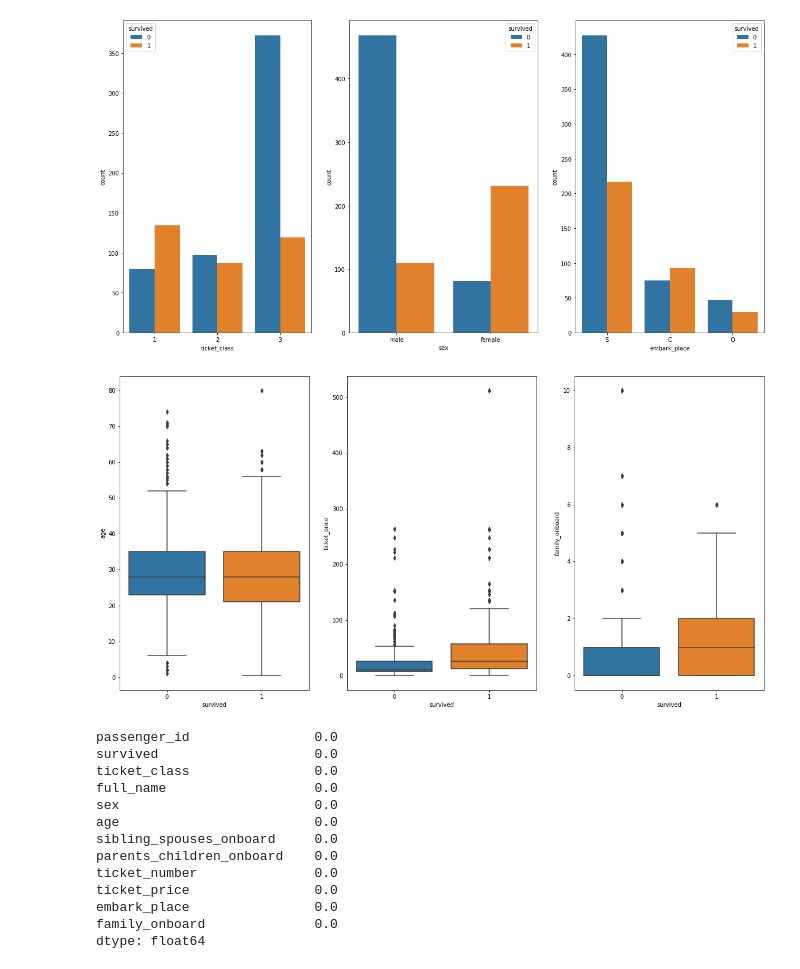
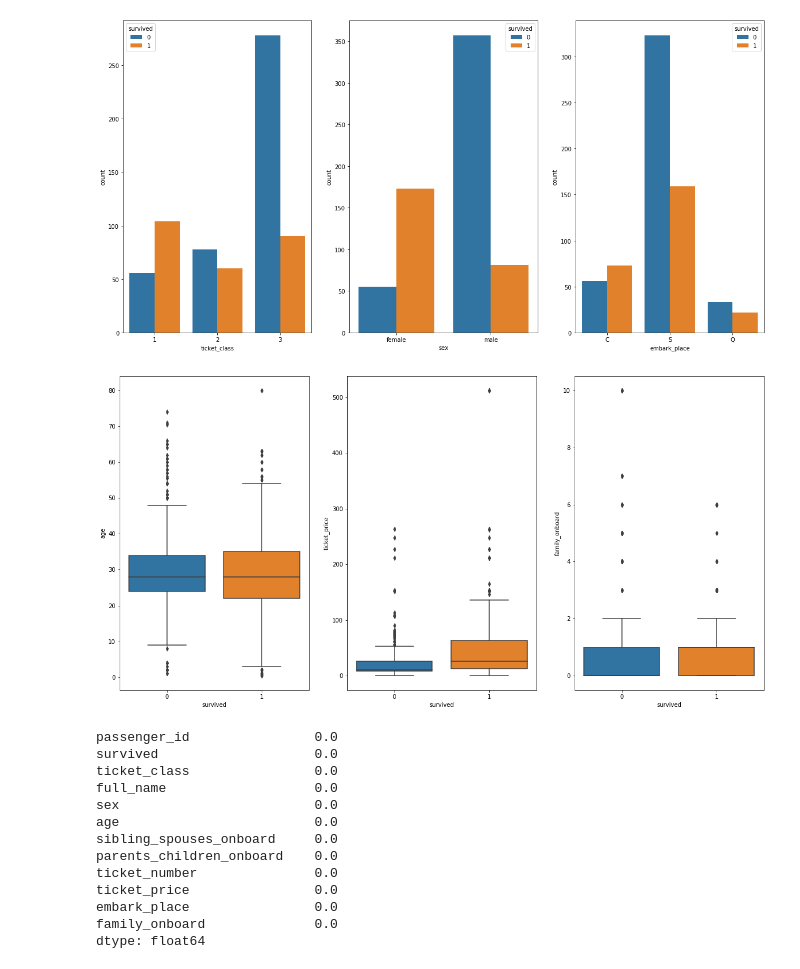
Before and after one commit to Giuco/kaggle-titanic, a Jupyter notebook: analysis_1.ipynb, the cells around one changed output. Saved outputs shown, nothing was run; the diff lists cells and outputs as text; code cells hidden in the pictures.

```diff
--- a/analysis_1.ipynb
+++ b/analysis_1.ipynb
@@ -59,6 +60,11 @@ test_data.head()
 # %%
-train_data = pd.read_csv("data/train.csv")
-train_data = pre_process(train_data)
+data = pd.read_csv("data/train.csv")
+data = pre_process(data)
+
+train_data, test_data = train_test_split(data)
+train_data = train_data.reset_index(drop=True)
+test_data = test_data.reset_index(drop=True)
+
 train_data.head()
 # %% [output]
 A value is trying to be set on a copy of a slice from a DataFrame.
@@ -79,16 +101,16 @@ _, axs = plt.subplots(ncols=len(cat_columns), figsize=(20, 10))
 for i, column in enumerate(cat_columns):
     sns.countplot(x=column, hue="survived", data=train_data, ax=axs[i])
 # %% [output]
-[figure, old version]
+[figure, new version]
 # %%
-num_columns = ["age", "ticket_price", "family_onboard"]
+family_onboardnum_columns = ["age", "ticket_price", "family_onboard"]
 
 _, axs = plt.subplots(ncols=len(num_columns), figsize=(20, 10))
 
 for i, column in enumerate(num_columns):
     sns.boxplot(x="survived", y=column, data=train_data, ax=axs[i])
 # %% [output]
-[figure, old version]
+[figure, new version]
 # %%
 train_data.isna().mean()
 # %% [output]
```
Also changed, not shown: parts of 18 cells of this notebook, 1 other file.
